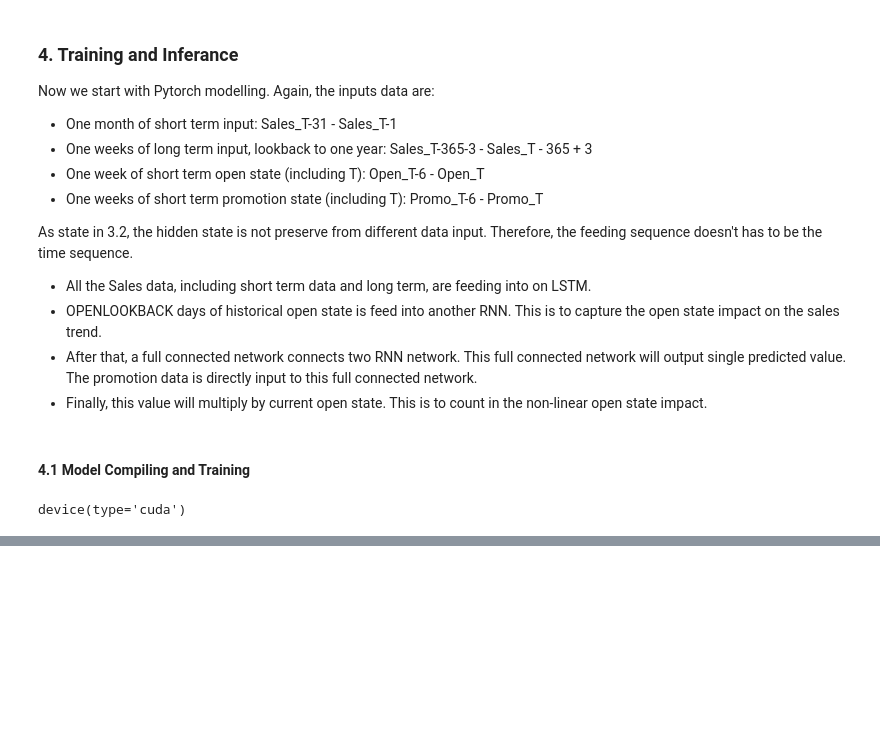
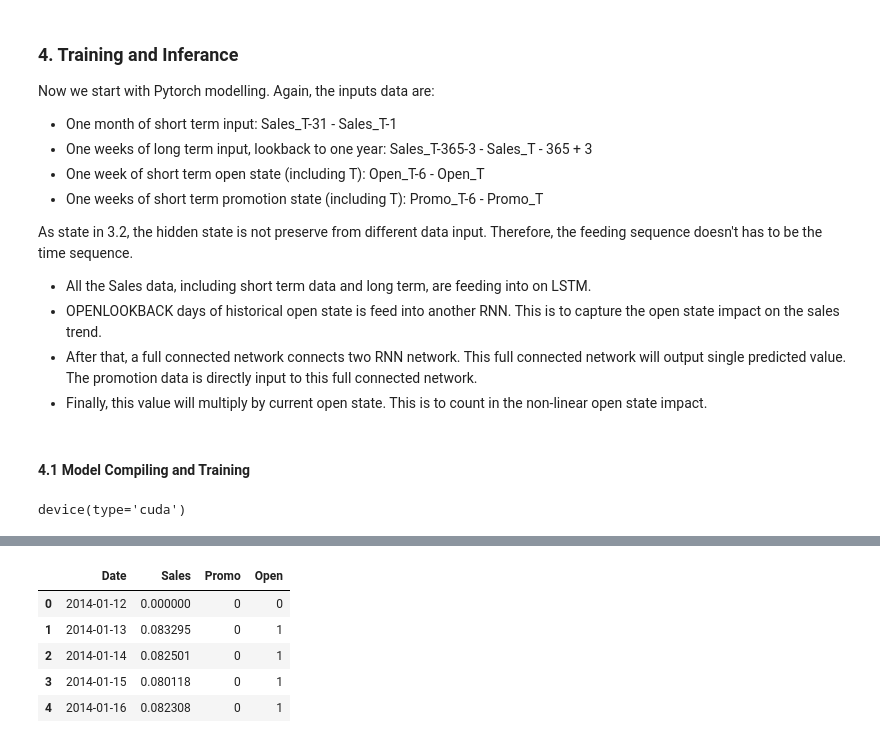
Before and after one commit to tianyiran02/udacityML_FinalProject, a Jupyter notebook: final_project.ipynb, the cells around one changed output, grey strips where cells are left out. Cells and saved outputs as stored; diff of their text form; code cells hidden in the pictures; blank space fills up the shorter version.

Commit message:
complete the first kaggle submission

```diff
--- a/final_project.ipynb
+++ b/final_project.ipynb
@@ -1085,0 +1099,27 @@ testData
+# %%
+# First create target stores full data with date, here use store1 for example first
+def generatSeriesSalesOpenPromoDataFromStore(df=trainingDataYDf, attention=ATTENTION,
+                                attentionPeriod=ATTENTIONPERIOD, Store=1, withDate=False):
+    storeSalesStr = "Sales_{}".format(Store)
+    storePromoStr = "Promo_{}".format(Store)
+    storeOpenStr = "Open_{}".format(Store)
+
+    if withDate==True:
+        df = df.loc[:,['Date',storeSalesStr, storePromoStr, storeOpenStr]]
+    else:
+        df = df.loc[:,[storeStr]]
+
+    df = df.iloc[-(df.shape[0] - (attention+attentionPeriod+1)):,:].reset_index(drop=True)
+    df.rename(columns={storeSalesStr:'Sales', storePromoStr:'Promo', storeOpenStr:'Open'}, inplace=True)
+    return df
+
+# get the fullY
+storeFullSalesPromoOpenData = generatSeriesSalesOpenPromoDataFromStore(df=trainingDataXDf, attention=ATTENTION, Store=622, withDate=True)
+storeFullSalesPromoOpenData.head()
+# %% [output]
+|  | Date | Sales | Promo | Open |
+| 0 | 2014-01-12 | 0.000000 | 0 | 0 |
+| 1 | 2014-01-13 | 0.083295 | 0 | 1 |
+| 2 | 2014-01-14 | 0.082501 | 0 | 1 |
+| 3 | 2014-01-15 | 0.080118 | 0 | 1 |
+| 4 | 2014-01-16 | 0.082308 | 0 | 1 |
```
Also changed, not shown: parts of 39 cells of this notebook, 1 other file.
